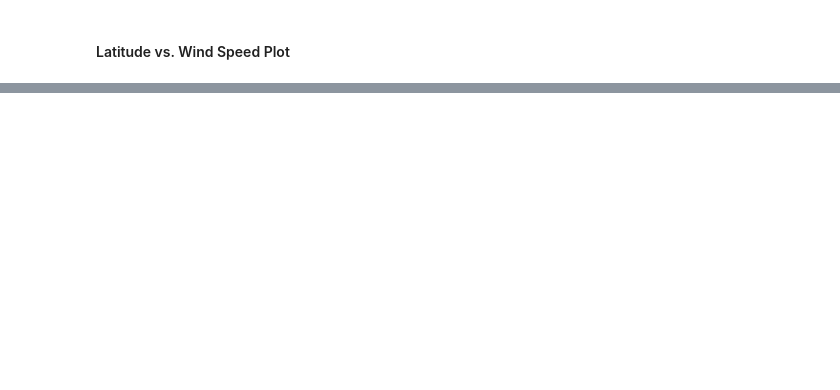
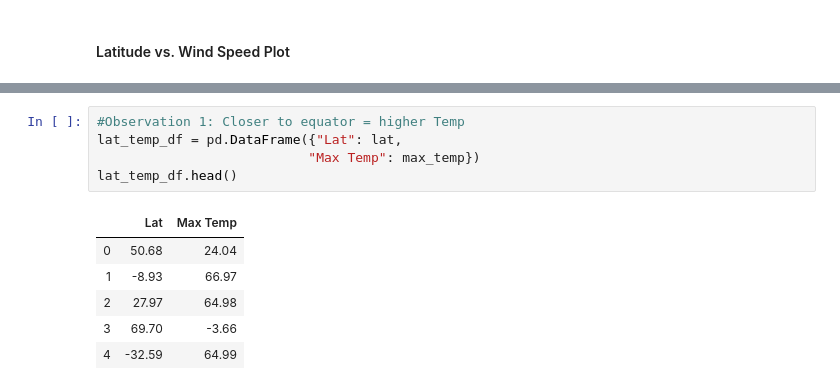
Before and after one commit to Dan-Bruen/API-Challenge, a Jupyter notebook: DBruen_WeatherPy.ipynb, the cells around one changed output, grey strips where cells are left out. Drawn from its saved outputs; the diff is of its cells as text; blank space fills up the shorter version.

```diff
--- a/DBruen_WeatherPy.ipynb
+++ b/DBruen_WeatherPy.ipynb
@@ -239,0 +260,12 @@ plt.savefig("windspeed-lat.png")
+# %%
+#Observation 1: Closer to equator = higher Temp
+lat_temp_df = pd.DataFrame({"Lat": lat,
+                           "Max Temp": max_temp})
+lat_temp_df.head()
+# %% [output]
+|  | Lat | Max Temp |
+| 0 | 50.68 | 24.04 |
+| 1 | -8.93 | 66.97 |
+| 2 | 27.97 | 64.98 |
+| 3 | 69.70 | -3.66 |
+| 4 | -32.59 | 64.99 |
```
Also changed, not shown: parts of 15 cells of this notebook, 1 other file.
